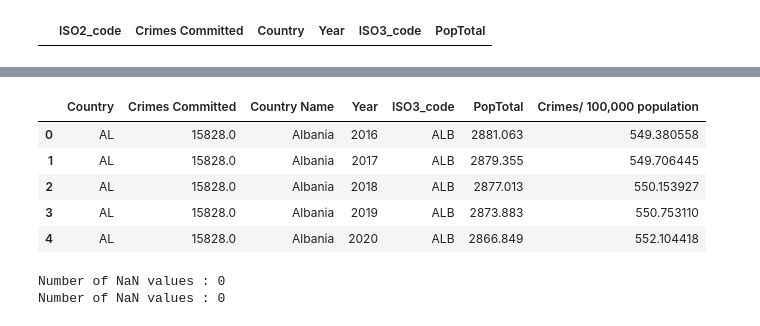
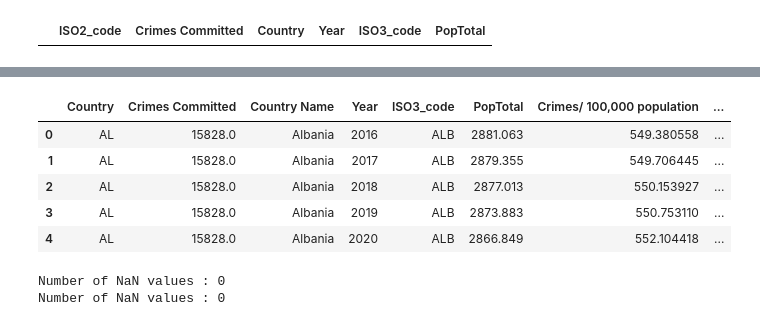
Before and after one commit to mnaffziger/project-one, a Jupyter notebook: Notebooks/UN_crime_pop_cleaned.ipynb, the cells around one changed output, grey strips where cells are left out. Drawn from its saved outputs; the diff is of its cells as text; code cells hidden in the pictures.

```diff
--- a/Notebooks/UN_crime_pop_cleaned.ipynb
+++ b/Notebooks/UN_crime_pop_cleaned.ipynb
@@ -120,18 +129,22 @@ Number of NaN values : 0
 # %%
 # Calculate crimes committed per 100,000 population.
 # Keep in mind that values in PopTotal have already been divided by 1000, i.e. PopTotal = population/1000 citizens
 total_crime_pop['Crimes/ 100,000 population'] = 100 * total_crime_pop['Crimes Committed'] / total_crime_pop['PopTotal']
 
+# Calculated crimes reported per capita
+total_crime_pop['Population'] = total_crime_pop['PopTotal']*1000
+total_crime_pop['Crime Reports/ Capita']= total_crime_pop['Crimes Committed'] / total_crime_pop['Population']
+
 # Change crime/population column names to match ideal cities csv from API requests.
 total_crime_pop = total_crime_pop.rename(columns={'Country':'Country Name','ISO2_code':'Country'})
 total_crime_pop.head()
 # %% [output]
-|  | Country | Crimes Committed | Country Name | Year | ISO3_code | PopTotal | Crimes/ 100,000 population |
-| 0 | AL | 15828.0 | Albania | 2016 | ALB | 2881.063 | 549.380558 |
-| 1 | AL | 15828.0 | Albania | 2017 | ALB | 2879.355 | 549.706445 |
-| 2 | AL | 15828.0 | Albania | 2018 | ALB | 2877.013 | 550.153927 |
-| 3 | AL | 15828.0 | Albania | 2019 | ALB | 2873.883 | 550.753110 |
-| 4 | AL | 15828.0 | Albania | 2020 | ALB | 2866.849 | 552.104418 |
+|  | Country | Crimes Committed | Country Name | Year | ISO3_code | PopTotal | Crimes/ 100,000 population | ... |
+| 0 | AL | 15828.0 | Albania | 2016 | ALB | 2881.063 | 549.380558 | ... |
+| 1 | AL | 15828.0 | Albania | 2017 | ALB | 2879.355 | 549.706445 | ... |
+| 2 | AL | 15828.0 | Albania | 2018 | ALB | 2877.013 | 550.153927 | ... |
+| 3 | AL | 15828.0 | Albania | 2019 | ALB | 2873.883 | 550.753110 | ... |
+| 4 | AL | 15828.0 | Albania | 2020 | ALB | 2866.849 | 552.104418 | ... |
 # %%
 # Import ideal cities CSV cleaned from the API requests and client's requirements
 
```
Also changed, not shown: parts of 2 cells of this notebook, 2 other files.
